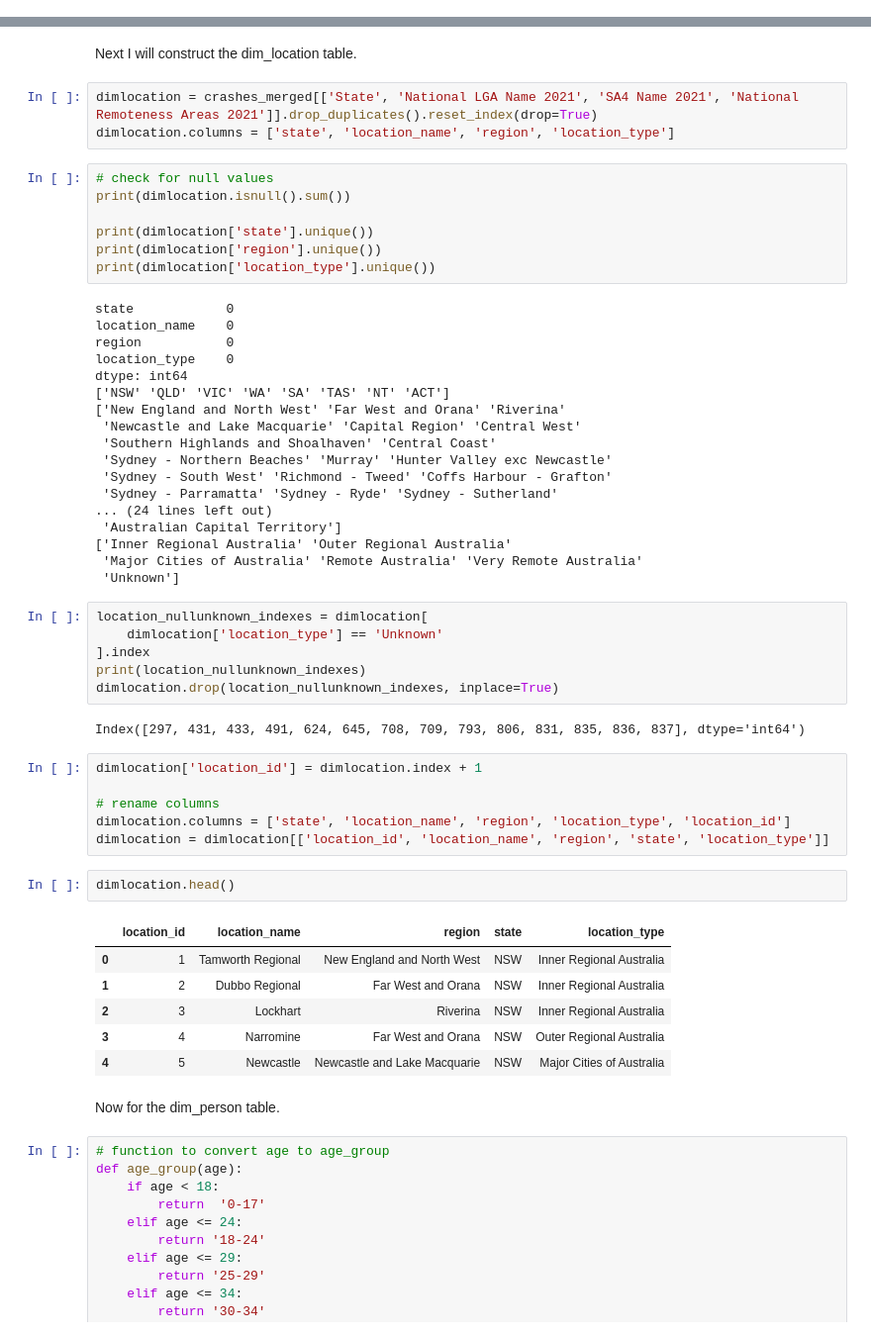
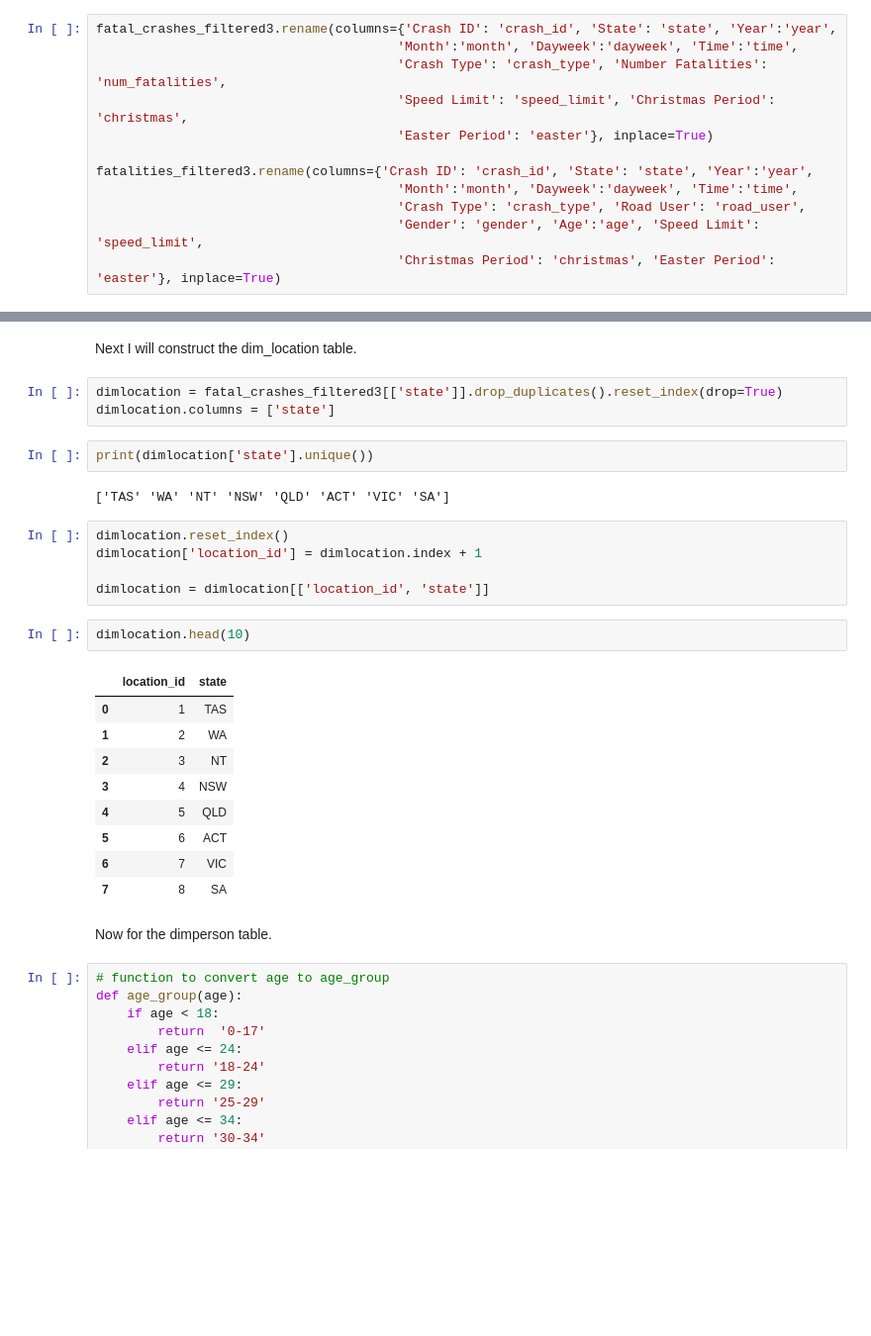
Before and after one commit to keanscott/datawarehousing_project1, a Jupyter notebook: project_1.ipynb, the cells around one changed output, grey strips where cells are left out. Shown at 99% size. Cells and saved outputs as stored; diff of their text form; blank space fills up the shorter version.

Commit message:
Update & Fix project_1.ipynb. Change structure of output tables and clean data more thoroughly.

```diff
--- a/project_1.ipynb
+++ b/project_1.ipynb
@@ -158,0 +234,12 @@ crashes_merged['Time'] = crashes_merged['Time'].apply(convert_time)
+# %%
+fatal_crashes_filtered3.rename(columns={'Crash ID': 'crash_id', 'State': 'state', 'Year':'year',
+                                       'Month':'month', 'Dayweek':'dayweek', 'Time':'time',
+                                       'Crash Type': 'crash_type', 'Number Fatalities': 'num_fatalities',
+                                       'Speed Limit': 'speed_limit', 'Christmas Period': 'christmas',
+                                       'Easter Period': 'easter'}, inplace=True)
+
+fatalities_filtered3.rename(columns={'Crash ID': 'crash_id', 'State': 'state', 'Year':'year',
+                                       'Month':'month', 'Dayweek':'dayweek', 'Time':'time',
+                                       'Crash Type': 'crash_type', 'Road User': 'road_user',
+                                       'Gender': 'gender', 'Age':'age', 'Speed Limit': 'speed_limit',
+                                       'Christmas Period': 'christmas', 'Easter Period': 'easter'}, inplace=True)
@@ -240,58 +311,31 @@ max    34899.000000   2025.000000     12.000000     23.000000
 # %% [markdown]
 Next I will construct the dim_location table.
 # %%
-dimlocation = crashes_merged[['State', 'National LGA Name 2021', 'SA4 Name 2021', 'National Remoteness Areas 2021']].drop_duplicates().reset_index(drop=True)
-dimlocation.columns = ['state', 'location_name', 'region', 'location_type']
+dimlocation = fatal_crashes_filtered3[['state']].drop_duplicates().reset_index(drop=True)
+dimlocation.columns = ['state']
-# %%
-# check for null values
-print(dimlocation.isnull().sum())
-
-print(dimlocation['state'].unique())
-print(dimlocation['region'].unique())
-print(dimlocation['location_type'].unique())
-# %% [output]
-state            0
-location_name    0
-region           0
-location_type    0
-dtype: int64
-['NSW' 'QLD' 'VIC' 'WA' 'SA' 'TAS' 'NT' 'ACT']
-['New England and North West' 'Far West and Orana' 'Riverina'
- 'Newcastle and Lake Macquarie' 'Capital Region' 'Central West'
- 'Southern Highlands and Shoalhaven' 'Central Coast'
- 'Sydney - Northern Beaches' 'Murray' 'Hunter Valley exc Newcastle'
- 'Sydney - South West' 'Richmond - Tweed' 'Coffs Harbour - Grafton'
- 'Sydney - Parramatta' 'Sydney - Ryde' 'Sydney - Sutherland'
-... (24 lines left out)
- 'Australian Capital Territory']
-['Inner Regional Australia' 'Outer Regional Australia'
- 'Major Cities of Australia' 'Remote Australia' 'Very Remote Australia'
- 'Unknown']
-# %%
-location_nullunknown_indexes = dimlocation[
-    dimlocation['location_type'] == 'Unknown'
-].index
-print(location_nullunknown_indexes)
-dimlocation.drop(location_nullunknown_indexes, inplace=True)
-# %% [output]
-Index([297, 431, 433, 491, 624, 645, 708, 709, 793, 806, 831, 835, 836, 837], dtype='int64')
+# %%
+print(dimlocation['state'].unique())
+# %% [output]
+['TAS' 'WA' 'NT' 'NSW' 'QLD' 'ACT' 'VIC' 'SA']
 # %%
+dimlocation.reset_index()
 dimlocation['location_id'] = dimlocation.index + 1
 
-# rename columns
-dimlocation.columns = ['state', 'location_name', 'region', 'location_type', 'location_id']
-dimlocation = dimlocation[['location_id', 'location_name', 'region', 'state', 'location_type']]
+dimlocation = dimlocation[['location_id', 'state']]
 # %%
-dimlocation.head()
+dimlocation.head(10)
 # %% [output]
-|  | location_id | location_name | region | state | location_type |
-| 0 | 1 | Tamworth Regional | New England and North West | NSW | Inner Regional Australia |
-| 1 | 2 | Dubbo Regional | Far West and Orana | NSW | Inner Regional Australia |
-| 2 | 3 | Lockhart | Riverina | NSW | Inner Regional Australia |
-| 3 | 4 | Narromine | Far West and Orana | NSW | Outer Regional Australia |
-| 4 | 5 | Newcastle | Newcastle and Lake Macquarie | NSW | Major Cities of Australia |
+|  | location_id | state |
+| 0 | 1 | TAS |
+| 1 | 2 | WA |
+| 2 | 3 | NT |
+| 3 | 4 | NSW |
+| 4 | 5 | QLD |
+| 5 | 6 | ACT |
+| 6 | 7 | VIC |
+| 7 | 8 | SA |
 # %% [markdown]
-Now for the dim_person table.
+Now for the dimperson table.
 # %%
 # function to convert age to age_group
 def age_group(age):
```
Also changed, not shown: parts of 60 cells of this notebook, 6 other files.
